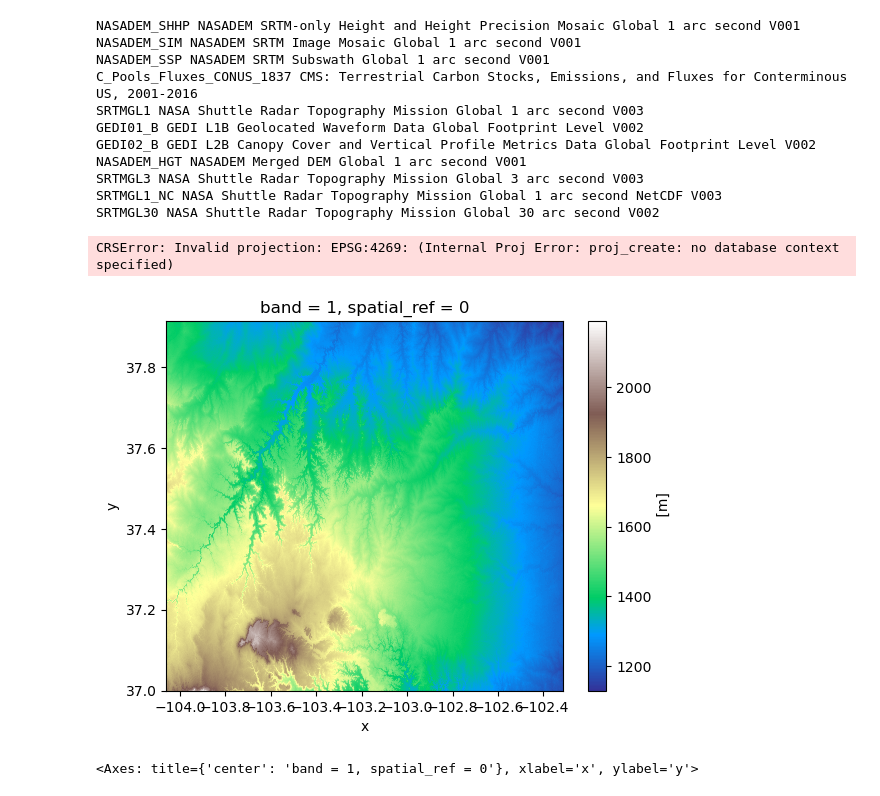
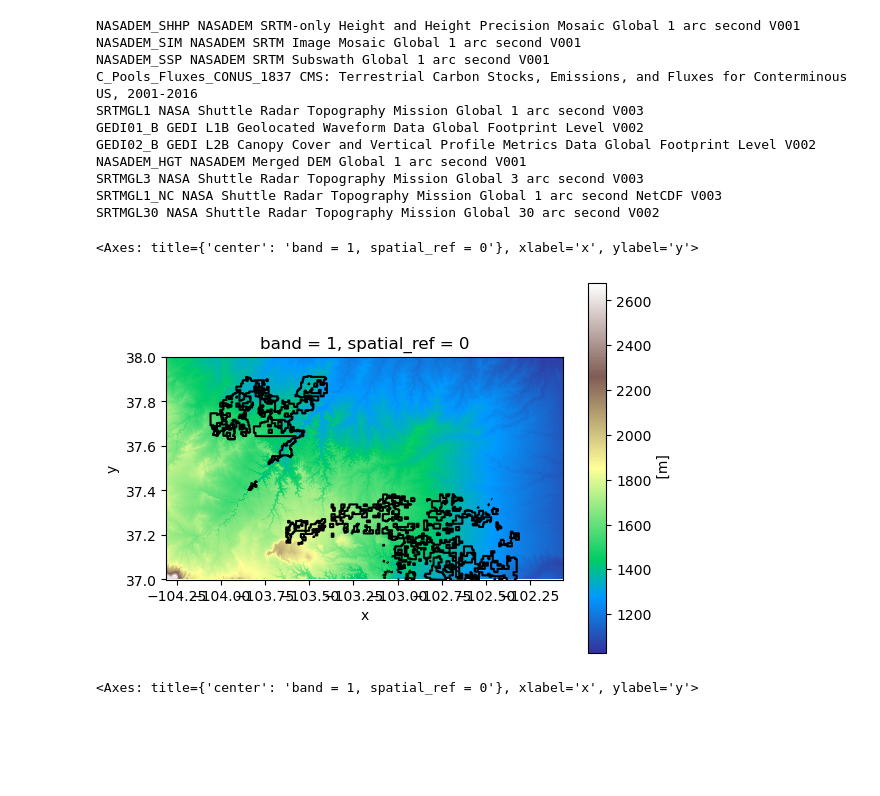
Before and after one commit to allenmoench/habitat_suitability, a Jupyter notebook: habitat_suitability_03_DEM.ipynb, the cells around one changed output. Drawn from its saved outputs; the diff is of its cells as text; code cells hidden in the pictures; blank space fills up the shorter version.

```diff
--- a/habitat_suitability_03_DEM.ipynb
+++ b/habitat_suitability_03_DEM.ipynb
@@ -58,26 +51,29 @@ SRTMGL30 NASA Shuttle Radar Topography Mission Global 30 arc second V002
 # Define a pattern to identify DEM tiles associated with Comanche National Grassland.
 srtm_c_pattern = os.path.join(elevation_dir, 'N36*hgt.zip' and 'N37*hgt.zip')
 bounds_c = tuple(comanche_gdf.total_bounds)
+buffer = 0.25
+xmin, ymin, xmax, ymax = bounds_c
+bounds_buffer = (xmin-buffer, ymin-buffer, xmax+buffer, ymax+buffer)
 if not glob(srtm_c_pattern):
     srtm_c_results = earthaccess.search_data(
         short_name = "SRTMGL1",
-        bounding_box=bounds_c
+        bounding_box=bounds_buffer
     )
     srtm_c_results = earthaccess.download(srtm_c_results, elevation_dir)
 # %%
 # Print the DEM for Comanche natl. Grassland
 srtm_c_da_list=[]
 for srtm_c_path in glob(srtm_c_pattern):
     tile_da = rxr.open_rasterio(srtm_c_path, mask_and_scale=True).squeeze()
-    cropped_da = tile_da.rio.clip_box(*bounds_c)
+    cropped_da = tile_da.rio.clip_box(*bounds_buffer)
     srtm_c_da_list.append(cropped_da)
 
 srtm_c_da = rxrmerge.merge_arrays(srtm_c_da_list)
 srtm_c_da.plot(cmap='terrain')
 comanche_gdf.boundary.plot(ax=plt.gca(), color='black')
 # %% [output]
-CRSError: Invalid projection: EPSG:4269: (Internal Proj Error: proj_create: no database context specified)
+<Axes: title={'center': 'band = 1, spatial_ref = 0'}, xlabel='x', ylabel='y'>
-[figure, old version]
+[figure, new version]
 # %%
 # # This is some test code I'm using to try and fix the Pawnee DEM
 # srtm_t_path = os.path.join(elevation_dir, 'N41W105.SRTMGL1.hgt.zip')
```
Also changed, not shown: parts of 4 cells of this notebook, 4 other files.
